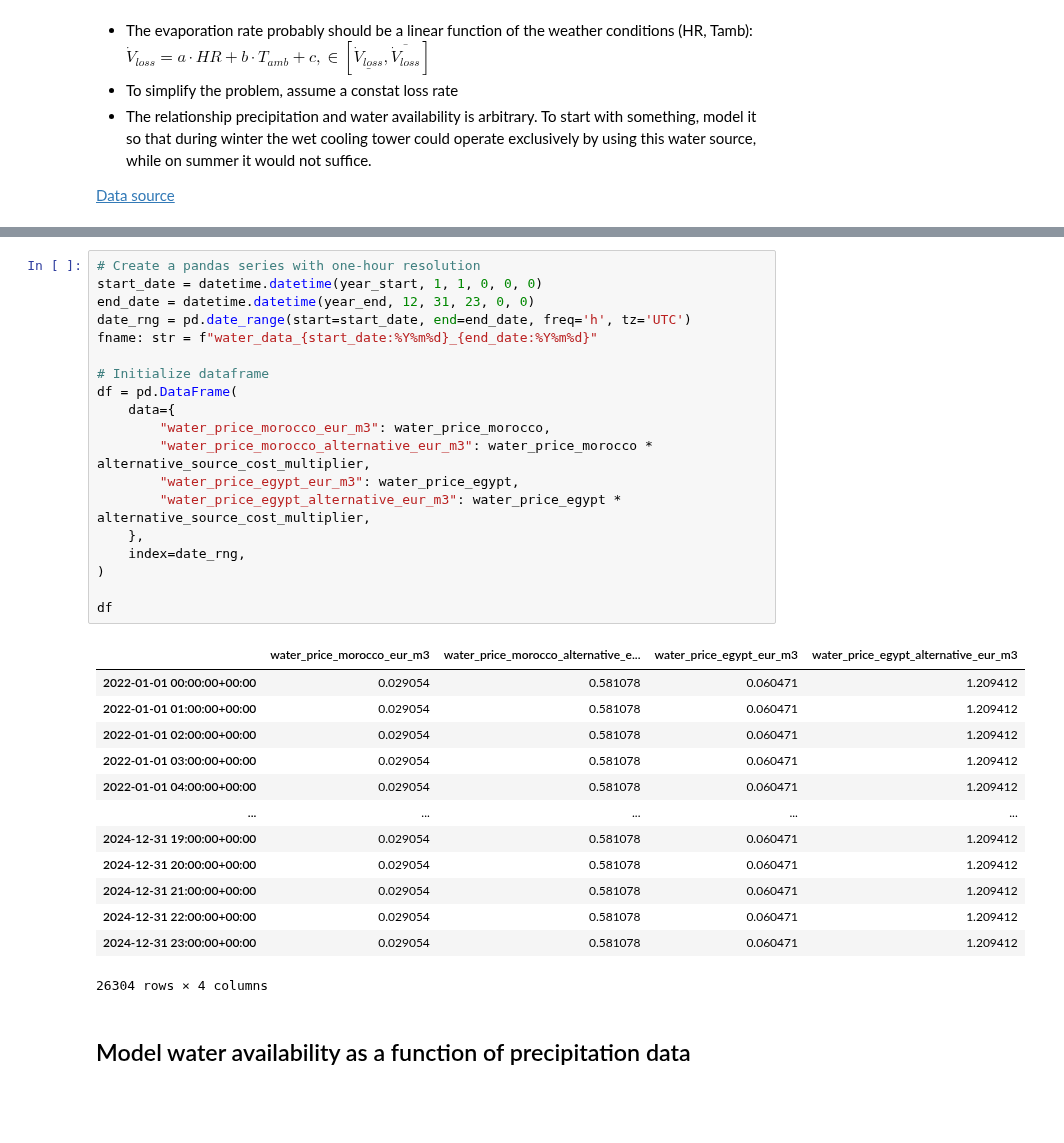
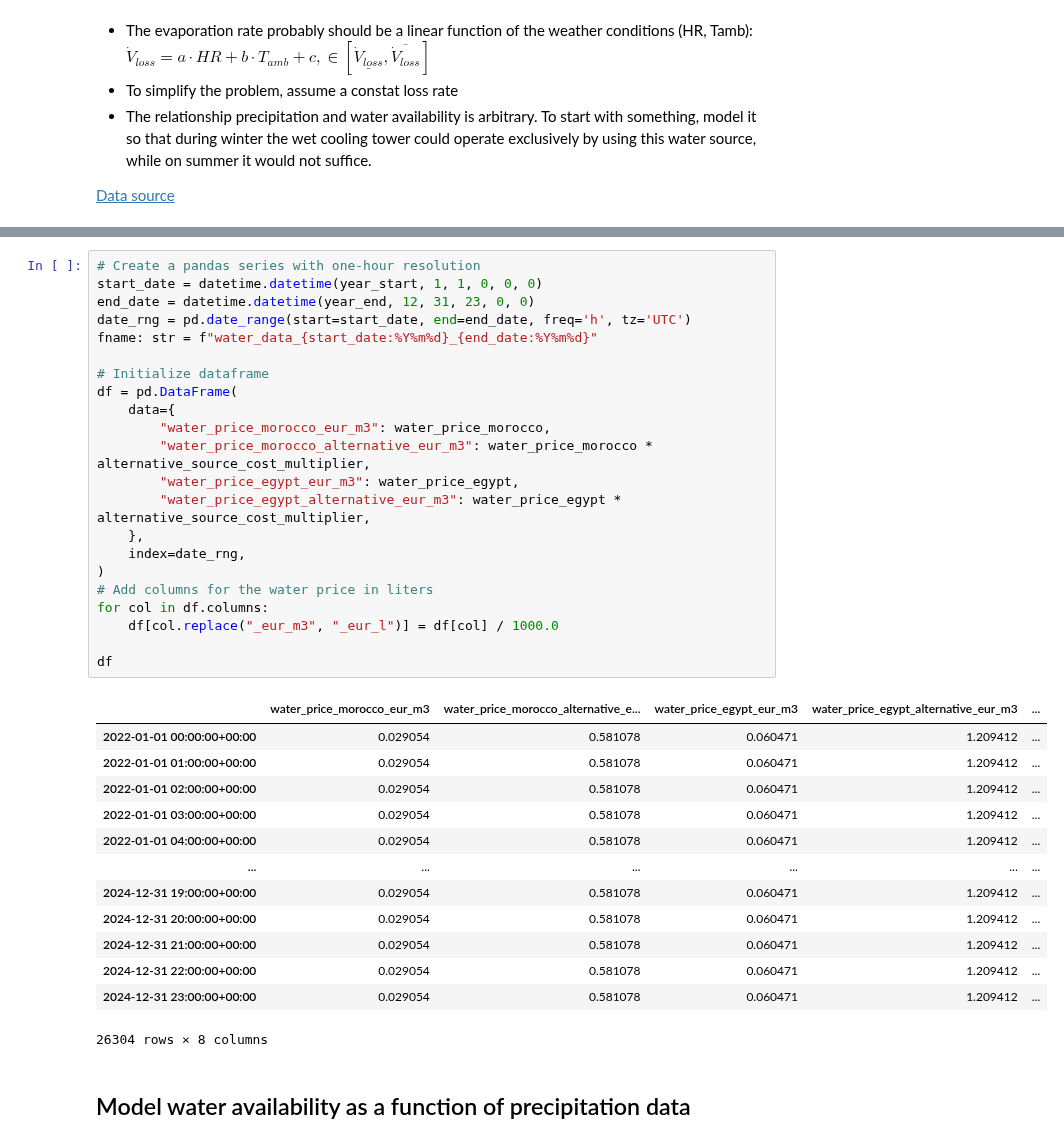
Before and after one commit to juan11iguel/SOLhycool, a Jupyter notebook: simulation/notebooks/generate_water_context.ipynb, the cells around one changed output, grey strips where cells are left out. Drawn from its saved outputs; the diff is of its cells as text; blank space fills up the shorter version.

Commit message:
Sync WIP. New environment with validated Tv, additional columns for variables in liters, yearly sim. for dc, updated optimization notebooks with changes on the constraints (WIP)

```diff
--- a/simulation/notebooks/generate_water_context.ipynb
+++ b/simulation/notebooks/generate_water_context.ipynb
@@ -33,36 +34,39 @@ alternative_source_cost_multiplier = 20.0 # Relative cost increase factor of sou
 # %%
 # Create a pandas series with one-hour resolution
 start_date = datetime.datetime(year_start, 1, 1, 0, 0, 0)
 end_date = datetime.datetime(year_end, 12, 31, 23, 0, 0)
 date_rng = pd.date_range(start=start_date, end=end_date, freq='h', tz='UTC')
 fname: str = f"water_data_{start_date:%Y%m%d}_{end_date:%Y%m%d}"
 
 # Initialize dataframe
 df = pd.DataFrame(
     data={
         "water_price_morocco_eur_m3": water_price_morocco,
         "water_price_morocco_alternative_eur_m3": water_price_morocco * alternative_source_cost_multiplier,
         "water_price_egypt_eur_m3": water_price_egypt,
         "water_price_egypt_alternative_eur_m3": water_price_egypt * alternative_source_cost_multiplier,
     },
     index=date_rng,
 )
+# Add columns for the water price in liters
+for col in df.columns:
+    df[col.replace("_eur_m3", "_eur_l")] = df[col] / 1000.0
 
 df
 # %% [output]
-|  | water_price_morocco_eur_m3 | water_price_morocco_alternative_e... | water_price_egypt_eur_m3 | water_price_egypt_alternative_eur_m3 |
-| 2022-01-01 00:00:00+00:00 | 0.029054 | 0.581078 | 0.060471 | 1.209412 |
-| 2022-01-01 01:00:00+00:00 | 0.029054 | 0.581078 | 0.060471 | 1.209412 |
-| 2022-01-01 02:00:00+00:00 | 0.029054 | 0.581078 | 0.060471 | 1.209412 |
-| 2022-01-01 03:00:00+00:00 | 0.029054 | 0.581078 | 0.060471 | 1.209412 |
-| 2022-01-01 04:00:00+00:00 | 0.029054 | 0.581078 | 0.060471 | 1.209412 |
-| ... | ... | ... | ... | ... |
-| 2024-12-31 19:00:00+00:00 | 0.029054 | 0.581078 | 0.060471 | 1.209412 |
-| 2024-12-31 20:00:00+00:00 | 0.029054 | 0.581078 | 0.060471 | 1.209412 |
-| 2024-12-31 21:00:00+00:00 | 0.029054 | 0.581078 | 0.060471 | 1.209412 |
-| 2024-12-31 22:00:00+00:00 | 0.029054 | 0.581078 | 0.060471 | 1.209412 |
-| 2024-12-31 23:00:00+00:00 | 0.029054 | 0.581078 | 0.060471 | 1.209412 |
+|  | water_price_morocco_eur_m3 | water_price_morocco_alternative_e... | water_price_egypt_eur_m3 | water_price_egypt_alternative_eur_m3 | ... |
+| 2022-01-01 00:00:00+00:00 | 0.029054 | 0.581078 | 0.060471 | 1.209412 | ... |
+| 2022-01-01 01:00:00+00:00 | 0.029054 | 0.581078 | 0.060471 | 1.209412 | ... |
+| 2022-01-01 02:00:00+00:00 | 0.029054 | 0.581078 | 0.060471 | 1.209412 | ... |
+| 2022-01-01 03:00:00+00:00 | 0.029054 | 0.581078 | 0.060471 | 1.209412 | ... |
+| 2022-01-01 04:00:00+00:00 | 0.029054 | 0.581078 | 0.060471 | 1.209412 | ... |
+| ... | ... | ... | ... | ... | ... |
+| 2024-12-31 19:00:00+00:00 | 0.029054 | 0.581078 | 0.060471 | 1.209412 | ... |
+| 2024-12-31 20:00:00+00:00 | 0.029054 | 0.581078 | 0.060471 | 1.209412 | ... |
+| 2024-12-31 21:00:00+00:00 | 0.029054 | 0.581078 | 0.060471 | 1.209412 | ... |
+| 2024-12-31 22:00:00+00:00 | 0.029054 | 0.581078 | 0.060471 | 1.209412 | ... |
+| 2024-12-31 23:00:00+00:00 | 0.029054 | 0.581078 | 0.060471 | 1.209412 | ... |
-26304 rows × 4 columns
+26304 rows × 8 columns
 # %% [markdown]
 ## Model water availability as a function of precipitation data
 # %%
```
Also changed, not shown: parts of 4 cells of this notebook, 20 other files.
